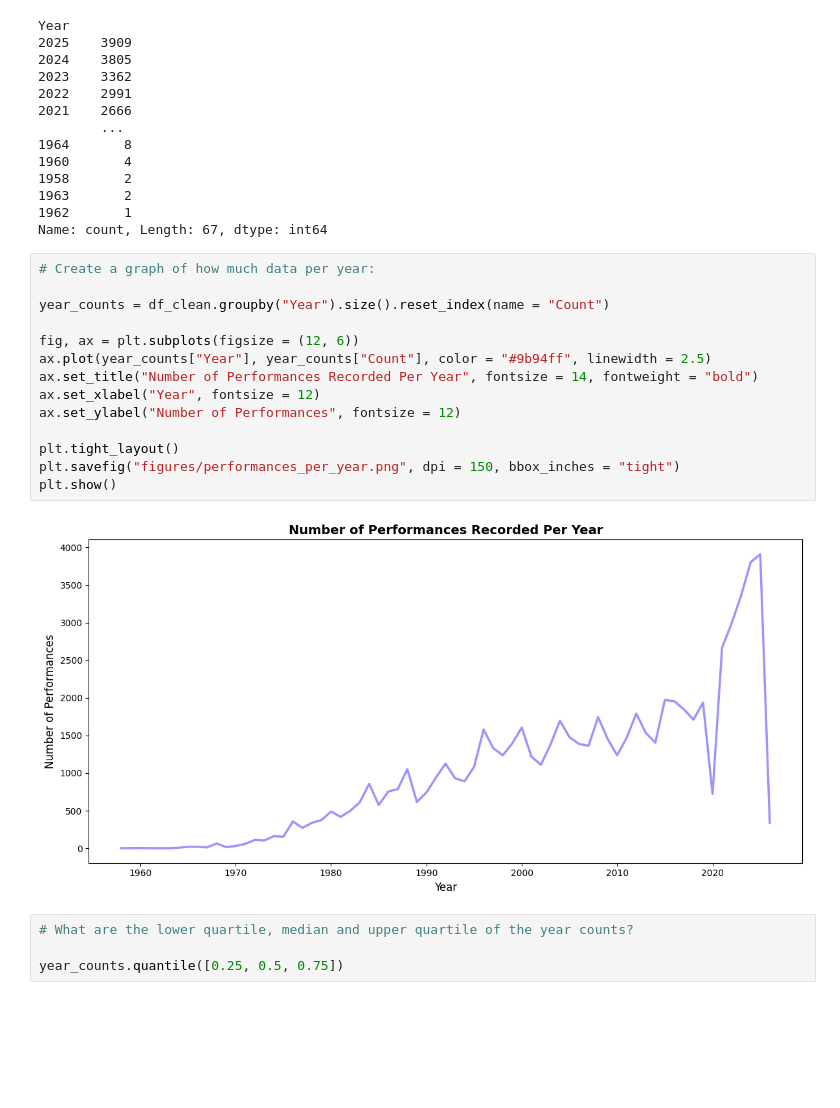
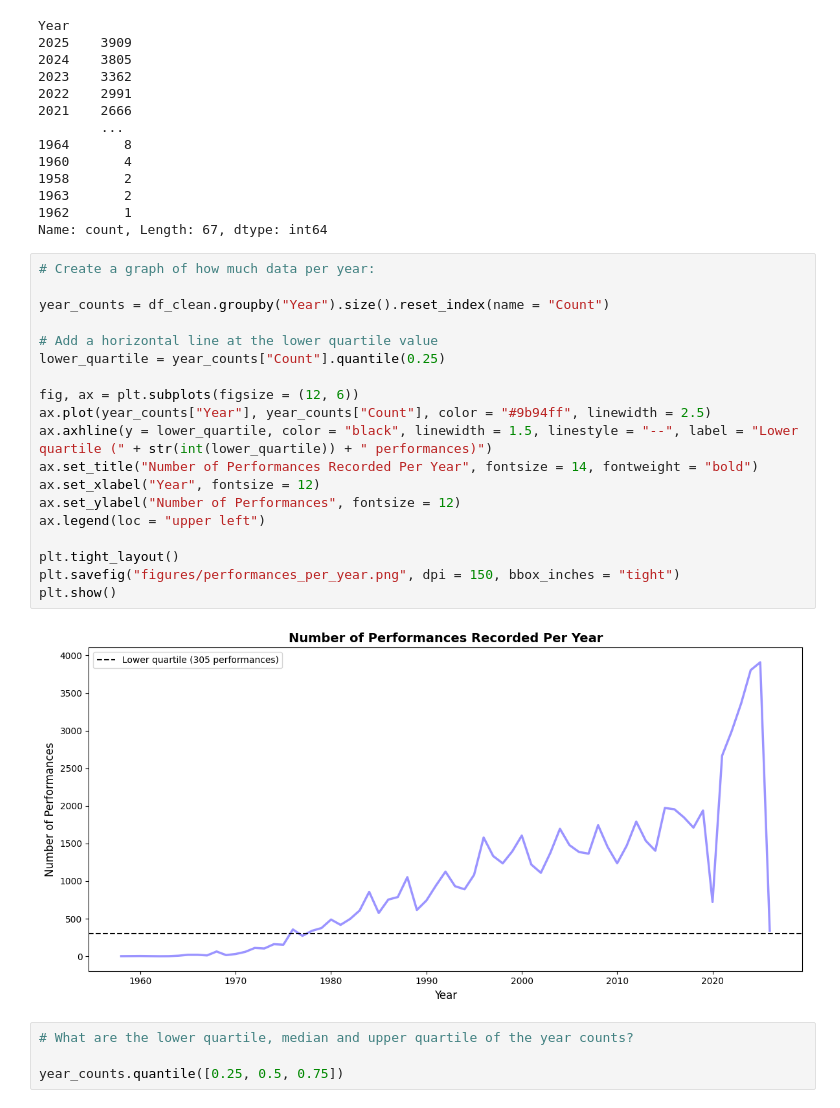
Before and after one commit to elliebeynonn/2041_data_project, a Jupyter notebook: analysis.ipynb, the cells around one changed output. Cells and saved outputs as stored; diff of their text form; blank space fills up the shorter version.

```diff
--- a/analysis.ipynb
+++ b/analysis.ipynb
@@ -820,19 +774,24 @@ Name: count, Length: 67, dtype: int64
 # %%
 # Create a graph of how much data per year:
 
 year_counts = df_clean.groupby("Year").size().reset_index(name = "Count")
 
+# Add a horizontal line at the lower quartile value
+lower_quartile = year_counts["Count"].quantile(0.25)
+
 fig, ax = plt.subplots(figsize = (12, 6))
 ax.plot(year_counts["Year"], year_counts["Count"], color = "#9b94ff", linewidth = 2.5)
+ax.axhline(y = lower_quartile, color = "black", linewidth = 1.5, linestyle = "--", label = "Lower quartile (" + str(int(lower_quartile)) + " performances)")
 ax.set_title("Number of Performances Recorded Per Year", fontsize = 14, fontweight = "bold")
 ax.set_xlabel("Year", fontsize = 12)
 ax.set_ylabel("Number of Performances", fontsize = 12)
+ax.legend(loc = "upper left")
 
 plt.tight_layout()
 plt.savefig("figures/performances_per_year.png", dpi = 150, bbox_inches = "tight")
 plt.show()
 # %% [output]
-[figure, old version]
+[figure, new version]
 # %%
 # What are the lower quartile, median and upper quartile of the year counts?
 
```
Also changed, not shown: parts of 38 cells of this notebook, 9 other files.
